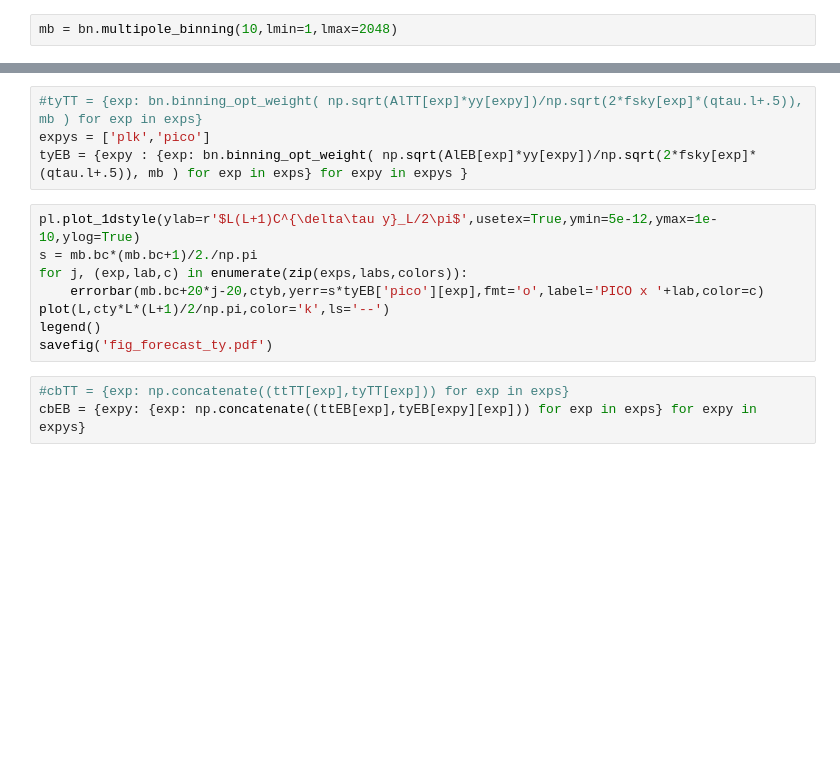
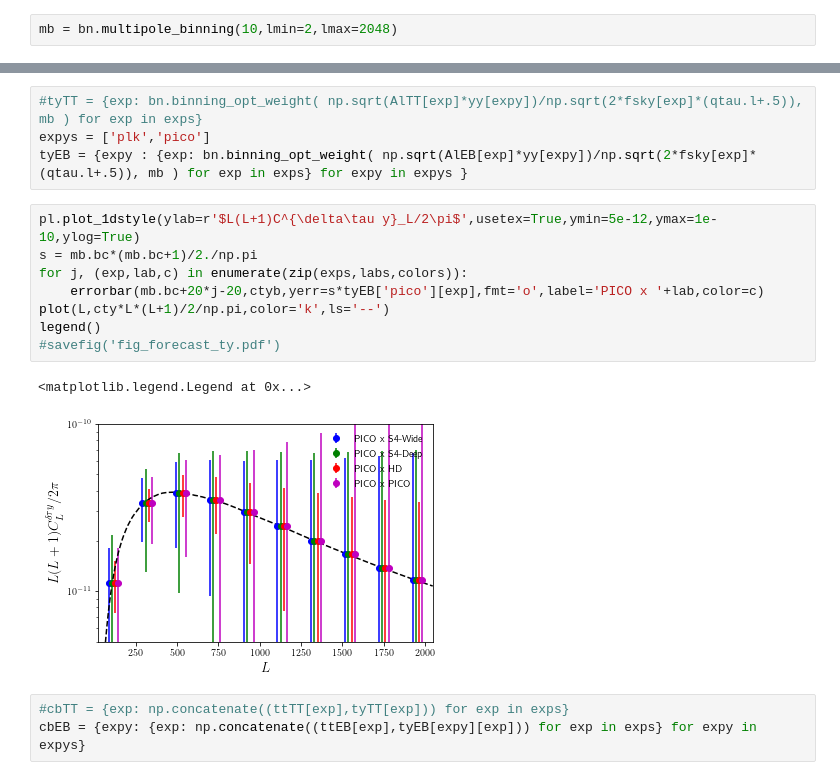
Before and after one commit to toshiyan/planck-tauxy, a Jupyter notebook: ms_cov_forecast.ipynb, the cells around one changed output, grey strips where cells are left out. Cells and saved outputs as stored; diff of their text form; blank space fills up the shorter version.

```diff
--- a/ms_cov_forecast.ipynb
+++ b/ms_cov_forecast.ipynb
@@ -107,5 +118,5 @@ for exp in exps:
 # %%
-mb = bn.multipole_binning(10,lmin=1,lmax=2048)
+mb = bn.multipole_binning(10,lmin=2,lmax=2048)
 # %%
 cttb = bn.binning(ctt*L*(L+1)/2/np.pi,mb)
 ctyb = bn.binning(cty*L*(L+1)/2/np.pi,mb)
@@ -129,11 +146,14 @@ tyEB = {expy : {exp: bn.binning_opt_weight( np.sqrt(AlEB[exp]*yy[expy])/np.sqrt(
 # %%
 pl.plot_1dstyle(ylab=r'$L(L+1)C^{\delta\tau y}_L/2\pi$',usetex=True,ymin=5e-12,ymax=1e-10,ylog=True)
 s = mb.bc*(mb.bc+1)/2./np.pi
 for j, (exp,lab,c) in enumerate(zip(exps,labs,colors)):
     errorbar(mb.bc+20*j-20,ctyb,yerr=s*tyEB['pico'][exp],fmt='o',label='PICO x '+lab,color=c)
 plot(L,cty*L*(L+1)/2/np.pi,color='k',ls='--')
 legend()
-savefig('fig_forecast_ty.pdf')
+#savefig('fig_forecast_ty.pdf')
+# %% [output]
+<matplotlib.legend.Legend at 0x...>
+[figure, added]
 # %%
 #cbTT = {exp: np.concatenate((ttTT[exp],tyTT[exp])) for exp in exps}
 cbEB = {expy: {exp: np.concatenate((ttEB[exp],tyEB[expy][exp])) for exp in exps} for expy in expys}
```
Also changed, not shown: parts of 20 cells of this notebook, 1 other file.
